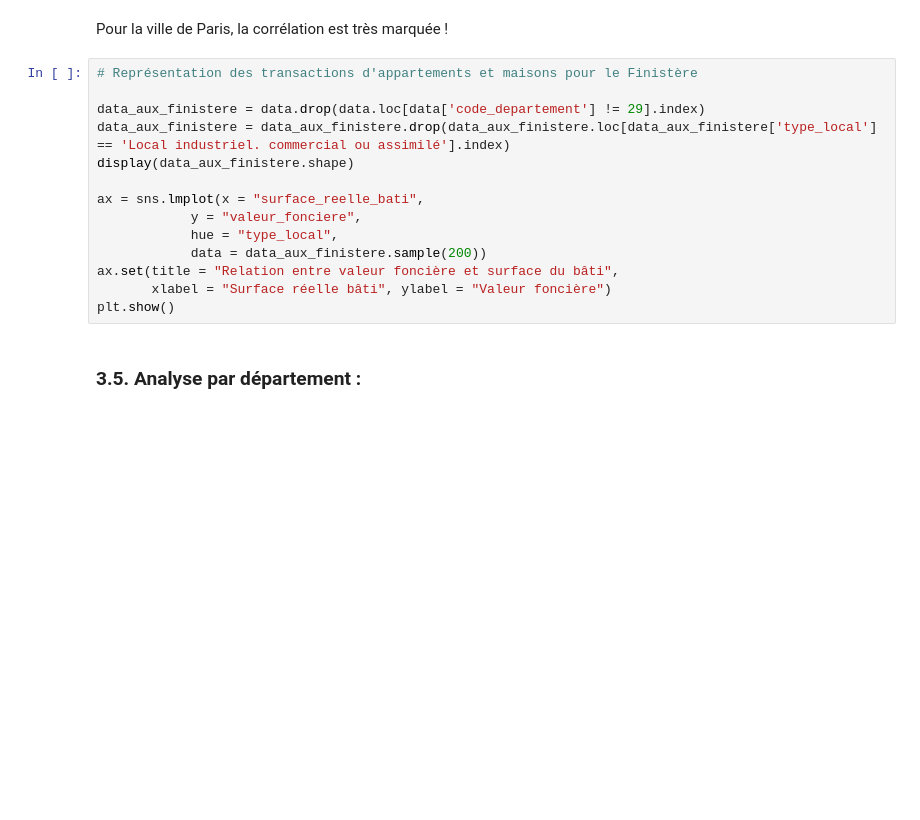
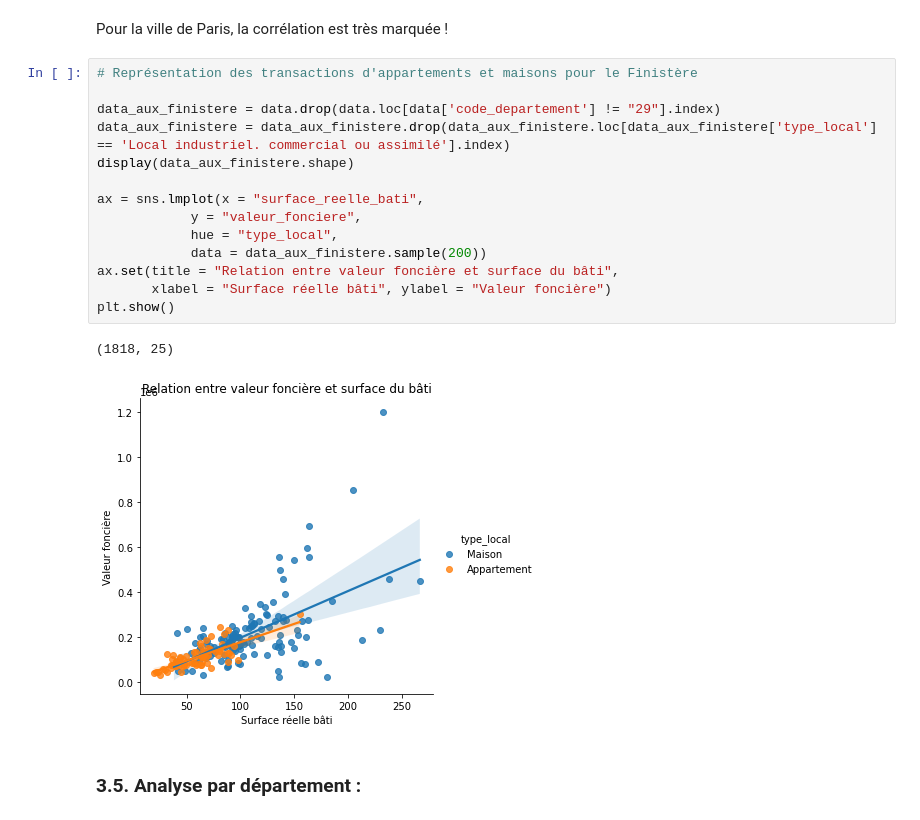
Before and after one commit to victor-kerros/tokenisation-immo, a Jupyter notebook: valo-immo.ipynb, the cells around one changed output. Saved outputs shown, nothing was run; the diff lists cells and outputs as text; blank space fills up the shorter version.

```diff
--- a/valo-immo.ipynb
+++ b/valo-immo.ipynb
@@ -523,17 +598,20 @@ Pour la ville de Paris, la corrélation est très marquée !
 # %%
 # Représentation des transactions d'appartements et maisons pour le Finistère
 
-data_aux_finistere = data.drop(data.loc[data['code_departement'] != 29].index)
+data_aux_finistere = data.drop(data.loc[data['code_departement'] != "29"].index)
 data_aux_finistere = data_aux_finistere.drop(data_aux_finistere.loc[data_aux_finistere['type_local'] == 'Local industriel. commercial ou assimilé'].index)
 display(data_aux_finistere.shape)
 
 ax = sns.lmplot(x = "surface_reelle_bati",
             y = "valeur_fonciere",
             hue = "type_local",
             data = data_aux_finistere.sample(200))
 ax.set(title = "Relation entre valeur foncière et surface du bâti",
        xlabel = "Surface réelle bâti", ylabel = "Valeur foncière")
 plt.show()
+# %% [output]
+(1818, 25)
+[figure, added]
 # %% [markdown]
 ### 3.5. Analyse par département :
 # %%
```
Also changed, not shown: parts of 41 cells of this notebook, 2 other files.
